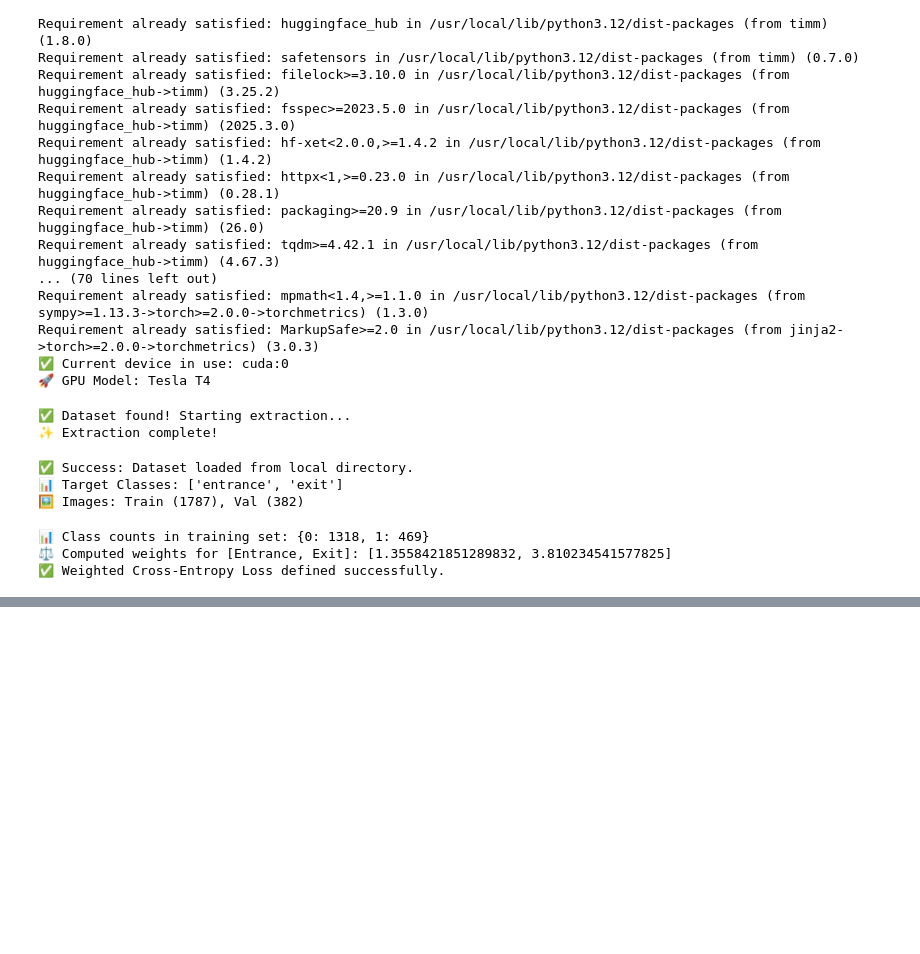
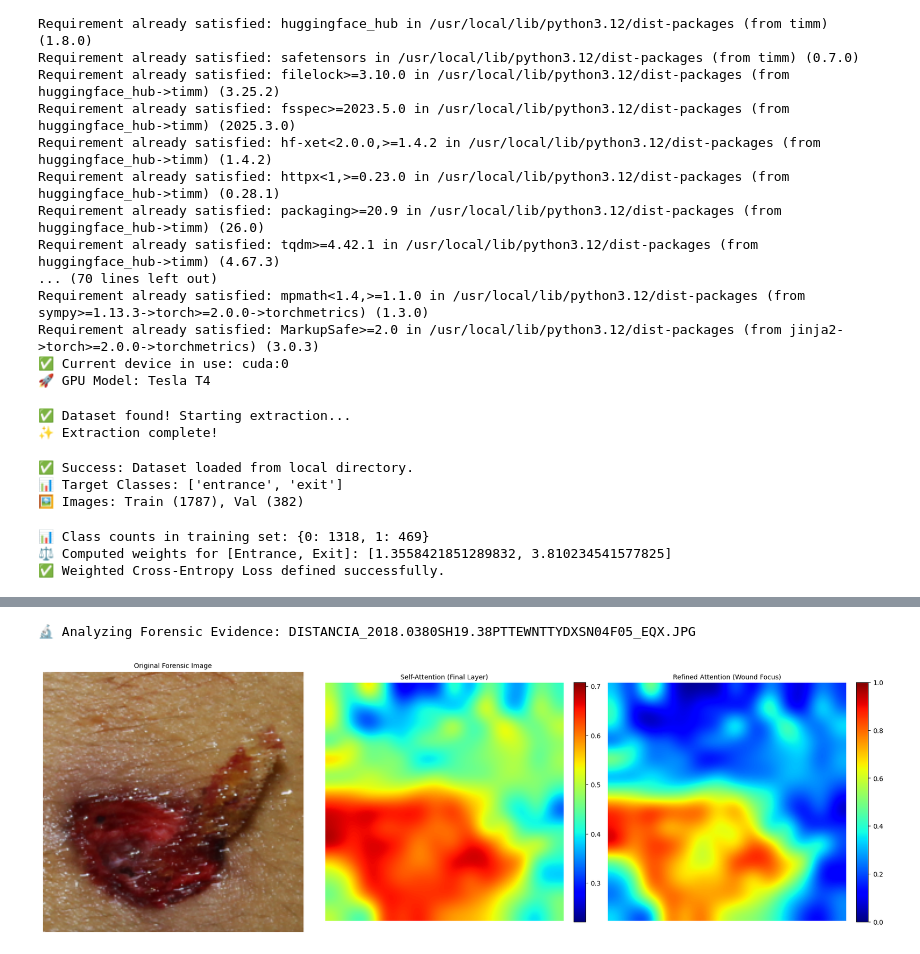
Before and after one commit to coweye1/Gunshot_Wound_Entrance_vs_Exit_ViT_Benchmark, a Jupyter notebook: Gunshot_Wound_Entrance_vs_Exit_ViT_Benchmark.ipynb, the cells around one changed output, grey strips where cells are left out. Drawn from its saved outputs; the diff is of its cells as text; code cells hidden in the pictures; blank space fills up the shorter version.

```diff
--- a/Gunshot_Wound_Entrance_vs_Exit_ViT_Benchmark.ipynb
+++ b/Gunshot_Wound_Entrance_vs_Exit_ViT_Benchmark.ipynb
@@ -524,0 +307,30 @@ test_swin_benchmarking_visualization()
+# %%
+# --- Step 6-3: Forensic Interpretability (Attention Mapping) ---
+# Goal: Visualize the diagnostic logic using Self-Attention and Refined focus.
+
+# This function uses the loaded 'eval_model_vit' to process a random validation image.
+def run_vit_benchmarking_visualization(model, base_path='/content/dataset/val'):
+    """
+    Selects a random image and generates dual attention maps for forensic benchmarking.
+    """
+    # Search for valid image files
+    extensions = ['*.jpg', '*.JPG', '*.jpeg', '*.JPEG', '*.png', '*.PNG']
+    all_image_paths = []
+    for ext in extensions:
+        all_image_paths.extend(glob.glob(os.path.join(base_path, '**', ext), recursive=True))
+
+    if all_image_paths:
+        sample_path = random.choice(all_image_paths)
+        print(f"🔬 Analyzing Forensic Evidence: {os.path.basename(sample_path)}")
+
+        # Utilize the previously defined dual visualization function
+        # Ensure 'run_vit_dual_visualization' is defined in your environment
+        run_vit_dual_visualization(model, sample_path)
+    else:
+        print("❌ No forensic images found in the specified directory.")
+
+# Execute Visualization
+run_vit_benchmarking_visualization(eval_model_vit)
+# %% [output]
+🔬 Analyzing Forensic Evidence: DISTANCIA_2018.0380SH19.38PTTEWNTTYDXSN04F05_EQX.JPG
+[figure, added]
```
Also changed, not shown: parts of 9 cells of this notebook.
